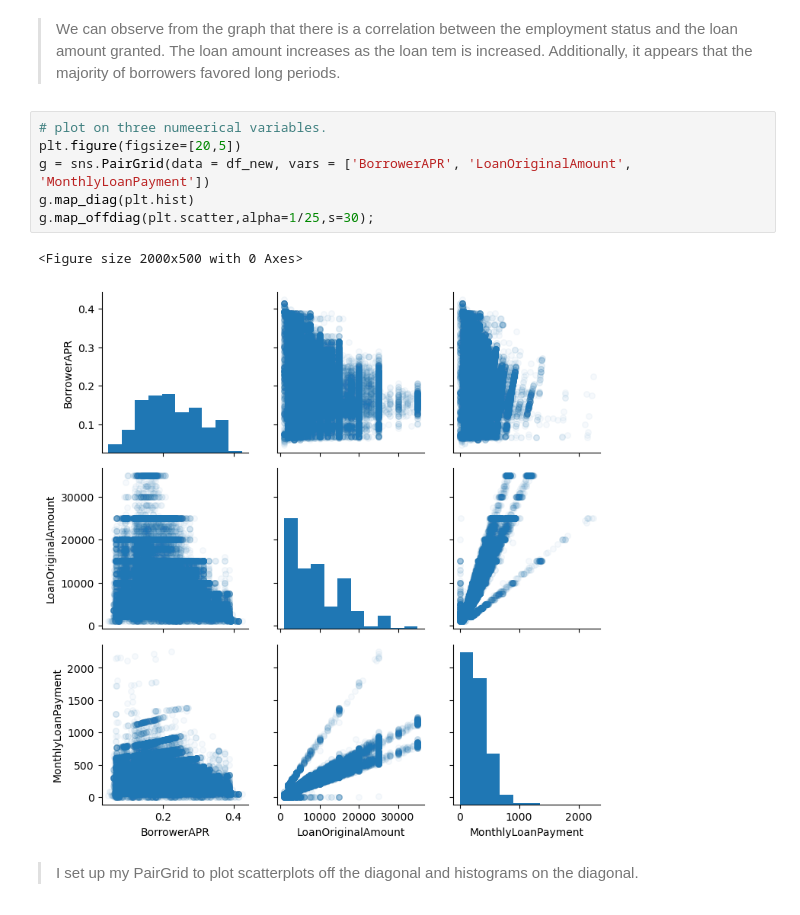
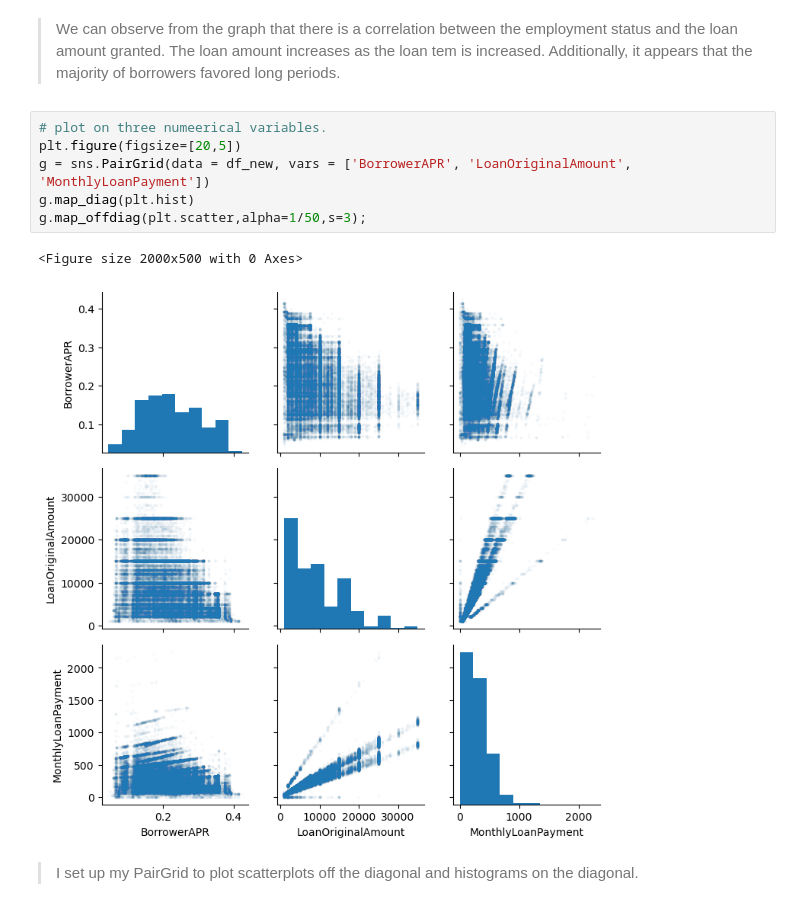
Before and after one commit to Xmuluneh/Project_lone, a Jupyter notebook: Part_I_exploration.ipynb, the cells around one changed output. Drawn from its saved outputs; the diff is of its cells as text.

```diff
--- a/Part_I_exploration.ipynb
+++ b/Part_I_exploration.ipynb
@@ -855,12 +840,12 @@ plt.title('Loan Original Amount given by Employment Status And Term');
 # %%
 # plot on three numeerical variables.
 plt.figure(figsize=[20,5])
 g = sns.PairGrid(data = df_new, vars = ['BorrowerAPR', 'LoanOriginalAmount', 'MonthlyLoanPayment'])
 g.map_diag(plt.hist)
-g.map_offdiag(plt.scatter,alpha=1/25,s=30);
+g.map_offdiag(plt.scatter,alpha=1/50,s=3);
 # %% [output]
 <Figure size 2000x500 with 0 Axes>
-[figure, old version]
+[figure, new version]
 # %% [markdown]
 > I set up my PairGrid to plot scatterplots off the diagonal and histograms on the diagonal.
 # %% [markdown]
```
Also changed, not shown: parts of 15 cells of this notebook.
